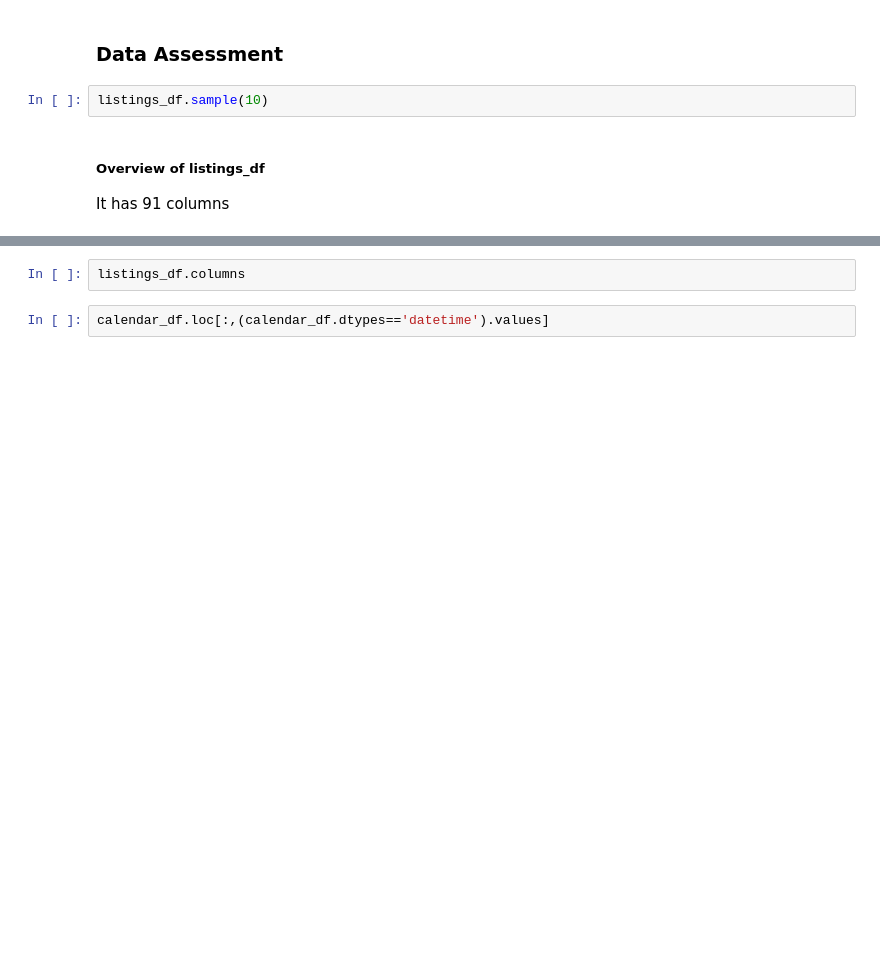
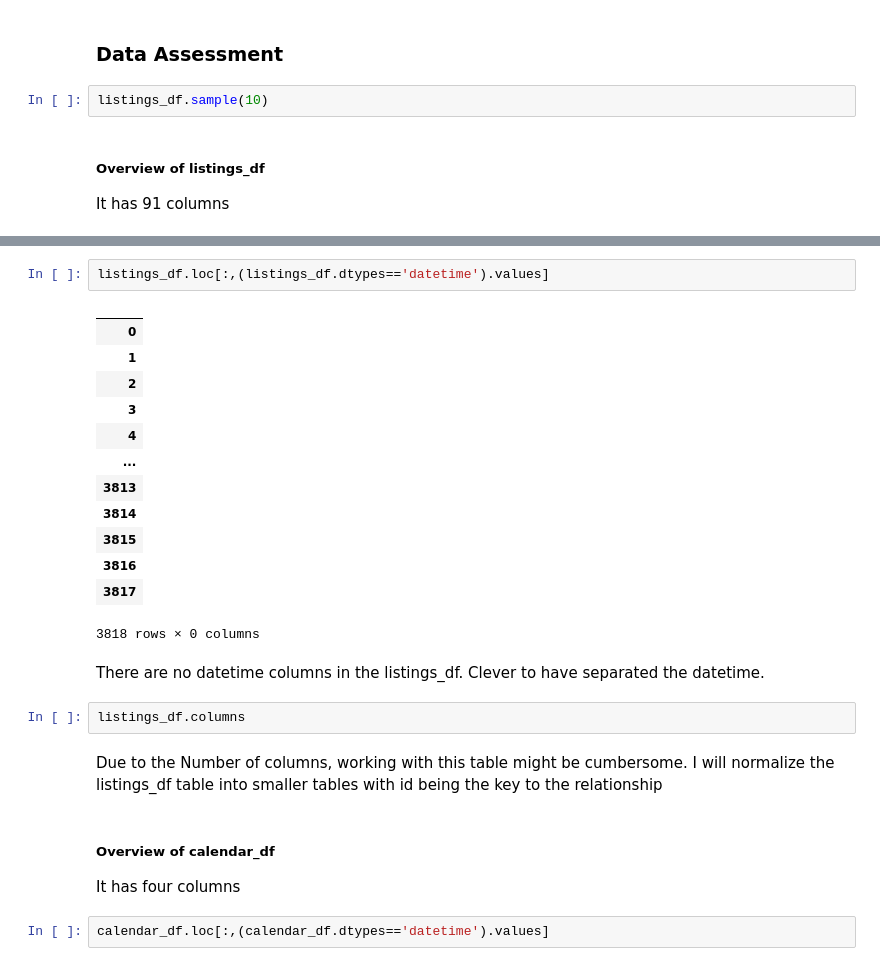
Before and after one commit to fabdanolu/Seattle-Airbnb, a Jupyter notebook: seattle.ipynb, the cells around one changed output, grey strips where cells are left out. Drawn from its saved outputs; the diff is of its cells as text; blank space fills up the shorter version.

```diff
--- a/seattle.ipynb
+++ b/seattle.ipynb
@@ -54,4 +114,28 @@ listings_df.loc[:,(listings_df.dtypes=='int').values]
+# %%
+listings_df.loc[:,(listings_df.dtypes=='datetime').values]
+# %% [output]
+|  |
+| 0 |
+| 1 |
+| 2 |
+| 3 |
+| 4 |
+| ... |
+| 3813 |
+| 3814 |
+| 3815 |
+| 3816 |
+| 3817 |
+3818 rows × 0 columns
+# %% [markdown]
+There are no datetime columns in the listings_df. Clever to have separated the datetime.
 # %%
 listings_df.columns
+# %% [markdown]
+Due to the Number of columns, working with this table might be cumbersome. I will normalize the listings_df table into smaller tables with id being the key to the relationship
+# %% [markdown]
+##### Overview of calendar_df
+
+It has four columns
 # %%
 calendar_df.loc[:,(calendar_df.dtypes=='datetime').values]
```
Also changed, not shown: parts of 65 cells of this notebook, 1 other file.
